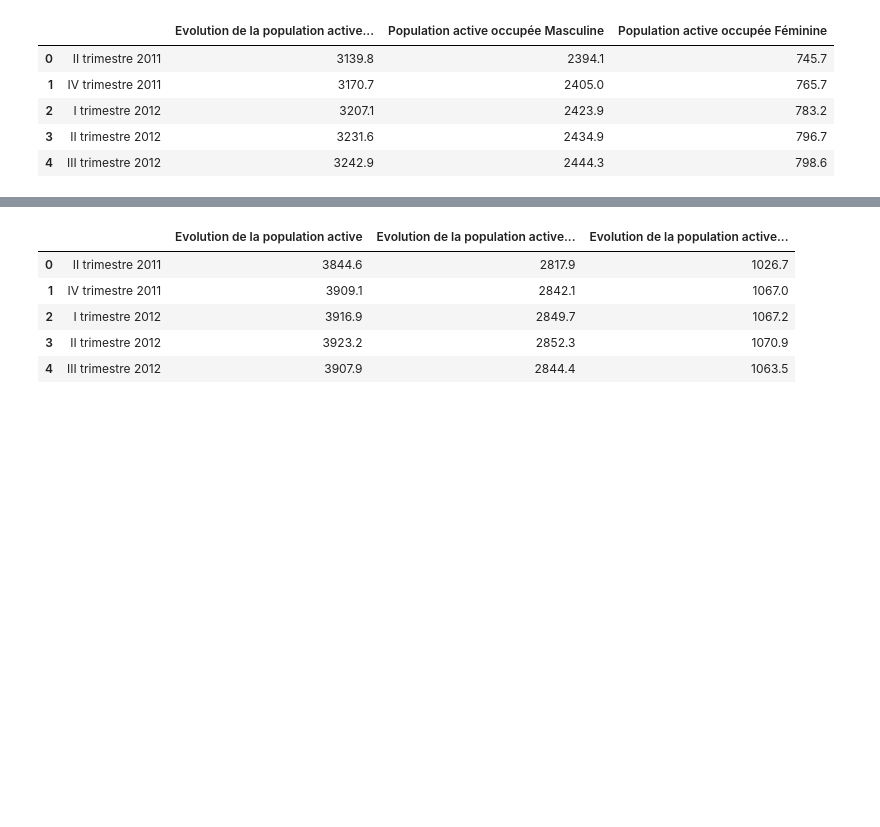
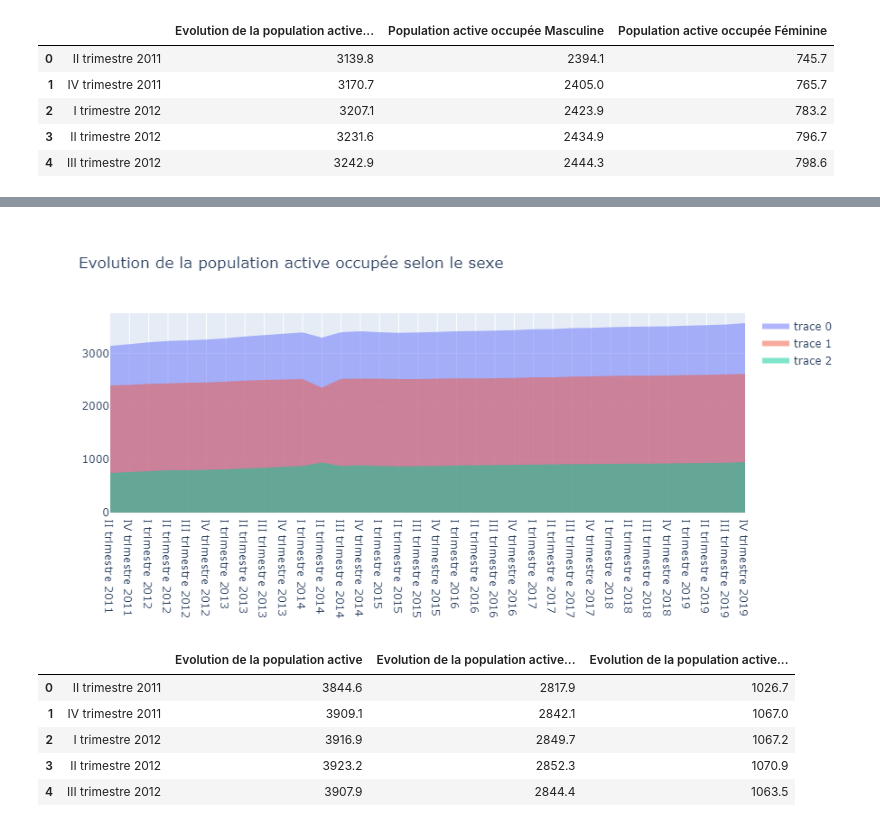
Before and after one commit to SoulaimenTheGreat/Employment-in-Tunisia-Data, a Jupyter notebook: code/raw_code/data_plotting/Data_visualisation.ipynb, the cells around one changed output, grey strips where cells are left out. Saved outputs shown, nothing was run; the diff lists cells and outputs as text; code cells hidden in the pictures; blank space fills up the shorter version.

```diff
--- a/code/raw_code/data_plotting/Data_visualisation.ipynb
+++ b/code/raw_code/data_plotting/Data_visualisation.ipynb
@@ -44,24 +44,24 @@ fig.show()
 # %%
-fig = go.Figure()
-fig.add_trace(go.Scatter(
+fig2 = go.Figure()
+fig2.add_trace(go.Scatter(
     x=df_Population_A_1[' '],
     y=df_Population_A_1['Evolution de la population active occupée'],
     fill='tozeroy',
     mode= 'none'
 ))
-fig.add_trace(go.Scatter(
+fig2.add_trace(go.Scatter(
     x=df_Population_A_1[' '],
     y=df_Population_A_1['Population active occupée Masculine'],
     fill='tozeroy',
     mode= 'none'
 ))
-fig.add_trace(go.Scatter(
+fig2.add_trace(go.Scatter(
     x=df_Population_A_1[' '],
     y=df_Population_A_1['Population active occupée Féminine'],
     fill='tozeroy',
     mode= 'none'
 ))
-fig.update_layout(title='Evolution de la population active occupée selon le sexe')
+fig2.update_layout(title='Evolution de la population active occupée selon le sexe')
 
-fig.show()
+fig2.show()
 # %% [output]
@@ -69,3 +68,4 @@ fig.show()
+[figure, added]
 # %%
 df_Population_A_2=pd.read_csv("~/data_viz/Project_Employement/data/tidy_data/Population active/Evolution de la population active selon le sexe.csv",
                                 header=1)
```
Also changed, not shown: parts of 7 cells of this notebook, 1 other file.
